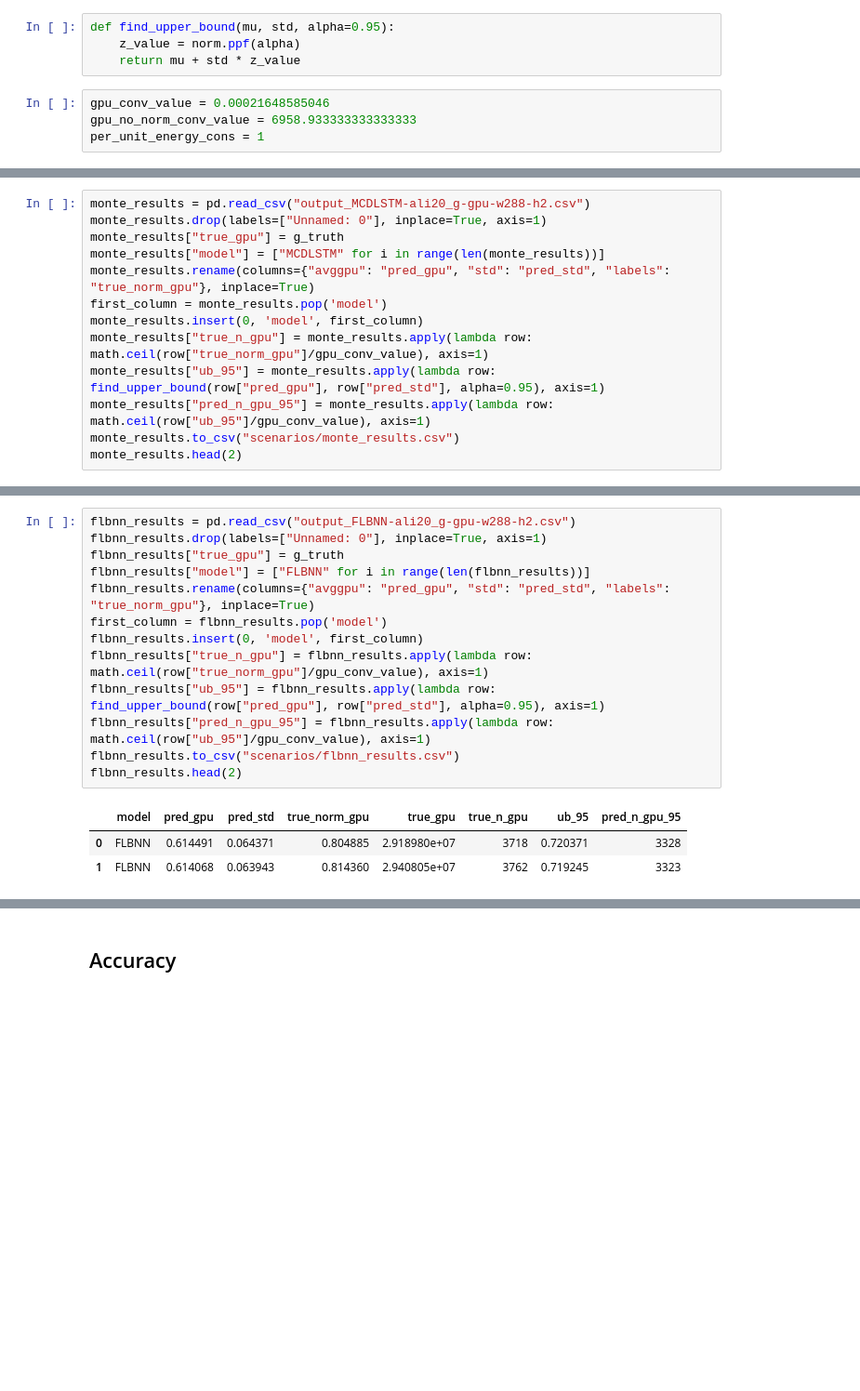
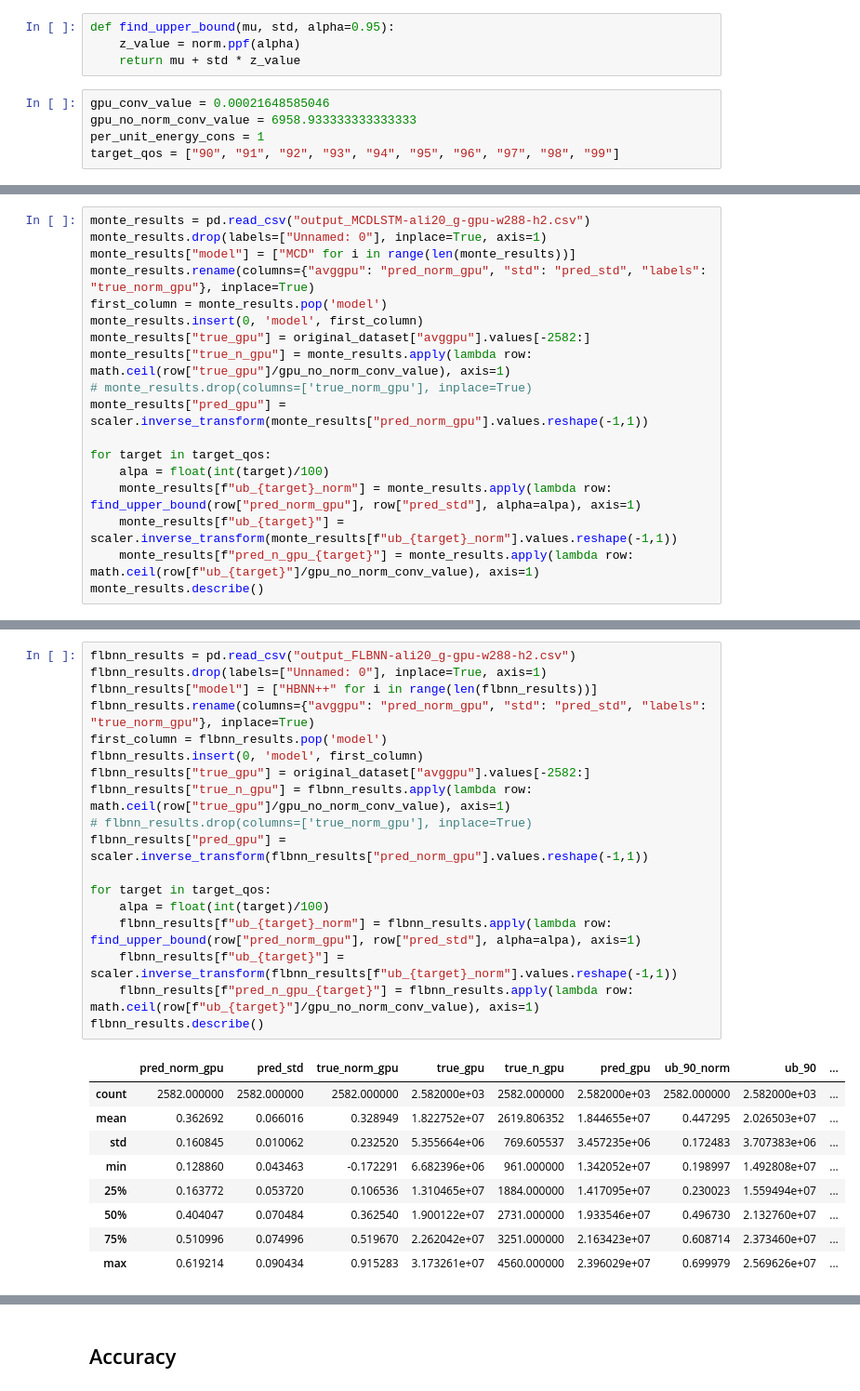
Before and after one commit to andreareds/GreenUncertaintyForecaster, a Jupyter notebook: res/analysis.ipynb, the cells around one changed output, grey strips where cells are left out. Shown at 93% size. Saved outputs shown, nothing was run; the diff lists cells and outputs as text; blank space fills up the shorter version.

```diff
--- a/res/analysis.ipynb
+++ b/res/analysis.ipynb
@@ -13,5 +14,6 @@ def find_upper_bound(mu, std, alpha=0.95):
 gpu_conv_value = 0.00021648585046
 gpu_no_norm_conv_value = 6958.933333333333333
 per_unit_energy_cons = 1
+target_qos = ["90", "91", "92", "93", "94", "95", "96", "97", "98", "99"]
 # %%
 original_dataset = pd.read_csv("../saved_data/ali20/ali20_g.csv")
@@ -48,14 +62,19 @@ hbnn_results.describe()
 # %%
 monte_results = pd.read_csv("output_MCDLSTM-ali20_g-gpu-w288-h2.csv")
 monte_results.drop(labels=["Unnamed: 0"], inplace=True, axis=1)
-monte_results["true_gpu"] = g_truth
-monte_results["model"] = ["MCDLSTM" for i in range(len(monte_results))]
-monte_results.rename(columns={"avggpu": "pred_gpu", "std": "pred_std", "labels": "true_norm_gpu"}, inplace=True)
+monte_results["model"] = ["MCD" for i in range(len(monte_results))]
+monte_results.rename(columns={"avggpu": "pred_norm_gpu", "std": "pred_std", "labels": "true_norm_gpu"}, inplace=True)
 first_column = monte_results.pop('model')
 monte_results.insert(0, 'model', first_column)
-monte_results["true_n_gpu"] = monte_results.apply(lambda row: math.ceil(row["true_norm_gpu"]/gpu_conv_value), axis=1)
-monte_results["ub_95"] = monte_results.apply(lambda row: find_upper_bound(row["pred_gpu"], row["pred_std"], alpha=0.95), axis=1)
-monte_results["pred_n_gpu_95"] = monte_results.apply(lambda row: math.ceil(row["ub_95"]/gpu_conv_value), axis=1)
-monte_results.to_csv("scenarios/monte_results.csv")
-monte_results.head(2)
+monte_results["true_gpu"] = original_dataset["avggpu"].values[-2582:]
+monte_results["true_n_gpu"] = monte_results.apply(lambda row: math.ceil(row["true_gpu"]/gpu_no_norm_conv_value), axis=1)
+# monte_results.drop(columns=['true_norm_gpu'], inplace=True)
+monte_results["pred_gpu"] = scaler.inverse_transform(monte_results["pred_norm_gpu"].values.reshape(-1,1))
+
+for target in target_qos:
+    alpa = float(int(target)/100)
+    monte_results[f"ub_{target}_norm"] = monte_results.apply(lambda row: find_upper_bound(row["pred_norm_gpu"], row["pred_std"], alpha=alpa), axis=1)
+    monte_results[f"ub_{target}"] = scaler.inverse_transform(monte_results[f"ub_{target}_norm"].values.reshape(-1,1))
+    monte_results[f"pred_n_gpu_{target}"] = monte_results.apply(lambda row: math.ceil(row[f"ub_{target}"]/gpu_no_norm_conv_value), axis=1)
+monte_results.describe()
 # %% [output]
@@ -77,17 +91,28 @@ monte_results.describe()
 # %%
 flbnn_results = pd.read_csv("output_FLBNN-ali20_g-gpu-w288-h2.csv")
 flbnn_results.drop(labels=["Unnamed: 0"], inplace=True, axis=1)
-flbnn_results["true_gpu"] = g_truth
-flbnn_results["model"] = ["FLBNN" for i in range(len(flbnn_results))]
-flbnn_results.rename(columns={"avggpu": "pred_gpu", "std": "pred_std", "labels": "true_norm_gpu"}, inplace=True)
+flbnn_results["model"] = ["HBNN++" for i in range(len(flbnn_results))]
+flbnn_results.rename(columns={"avggpu": "pred_norm_gpu", "std": "pred_std", "labels": "true_norm_gpu"}, inplace=True)
 first_column = flbnn_results.pop('model')
 flbnn_results.insert(0, 'model', first_column)
-flbnn_results["true_n_gpu"] = flbnn_results.apply(lambda row: math.ceil(row["true_norm_gpu"]/gpu_conv_value), axis=1)
-flbnn_results["ub_95"] = flbnn_results.apply(lambda row: find_upper_bound(row["pred_gpu"], row["pred_std"], alpha=0.95), axis=1)
-flbnn_results["pred_n_gpu_95"] = flbnn_results.apply(lambda row: math.ceil(row["ub_95"]/gpu_conv_value), axis=1)
-flbnn_results.to_csv("scenarios/flbnn_results.csv")
-flbnn_results.head(2)
+flbnn_results["true_gpu"] = original_dataset["avggpu"].values[-2582:]
+flbnn_results["true_n_gpu"] = flbnn_results.apply(lambda row: math.ceil(row["true_gpu"]/gpu_no_norm_conv_value), axis=1)
+# flbnn_results.drop(columns=['true_norm_gpu'], inplace=True)
+flbnn_results["pred_gpu"] = scaler.inverse_transform(flbnn_results["pred_norm_gpu"].values.reshape(-1,1))
+
+for target in target_qos:
+    alpa = float(int(target)/100)
+    flbnn_results[f"ub_{target}_norm"] = flbnn_results.apply(lambda row: find_upper_bound(row["pred_norm_gpu"], row["pred_std"], alpha=alpa), axis=1)
+    flbnn_results[f"ub_{target}"] = scaler.inverse_transform(flbnn_results[f"ub_{target}_norm"].values.reshape(-1,1))
+    flbnn_results[f"pred_n_gpu_{target}"] = flbnn_results.apply(lambda row: math.ceil(row[f"ub_{target}"]/gpu_no_norm_conv_value), axis=1)
+flbnn_results.describe()
 # %% [output]
-|  | model | pred_gpu | pred_std | true_norm_gpu | true_gpu | true_n_gpu | ub_95 | pred_n_gpu_95 |
-| 0 | FLBNN | 0.614491 | 0.064371 | 0.804885 | 2.918980e+07 | 3718 | 0.720371 | 3328 |
-| 1 | FLBNN | 0.614068 | 0.063943 | 0.814360 | 2.940805e+07 | 3762 | 0.719245 | 3323 |
+|  | pred_norm_gpu | pred_std | true_norm_gpu | true_gpu | true_n_gpu | pred_gpu | ub_90_norm | ub_90 | ... |
+| count | 2582.000000 | 2582.000000 | 2582.000000 | 2.582000e+03 | 2582.000000 | 2.582000e+03 | 2582.000000 | 2.582000e+03 | ... |
+| mean | 0.362692 | 0.066016 | 0.328949 | 1.822752e+07 | 2619.806352 | 1.844655e+07 | 0.447295 | 2.026503e+07 | ... |
+| std | 0.160845 | 0.010062 | 0.232520 | 5.355664e+06 | 769.605537 | 3.457235e+06 | 0.172483 | 3.707383e+06 | ... |
+| min | 0.128860 | 0.043463 | -0.172291 | 6.682396e+06 | 961.000000 | 1.342052e+07 | 0.198997 | 1.492808e+07 | ... |
+| 25% | 0.163772 | 0.053720 | 0.106536 | 1.310465e+07 | 1884.000000 | 1.417095e+07 | 0.230023 | 1.559494e+07 | ... |
+| 50% | 0.404047 | 0.070484 | 0.362540 | 1.900122e+07 | 2731.000000 | 1.933546e+07 | 0.496730 | 2.132760e+07 | ... |
+| 75% | 0.510996 | 0.074996 | 0.519670 | 2.262042e+07 | 3251.000000 | 2.163423e+07 | 0.608714 | 2.373460e+07 | ... |
+| max | 0.619214 | 0.090434 | 0.915283 | 3.173261e+07 | 4560.000000 | 2.396029e+07 | 0.699979 | 2.569626e+07 | ... |
```
Also changed, not shown: parts of 32 cells of this notebook, 4 other files.
